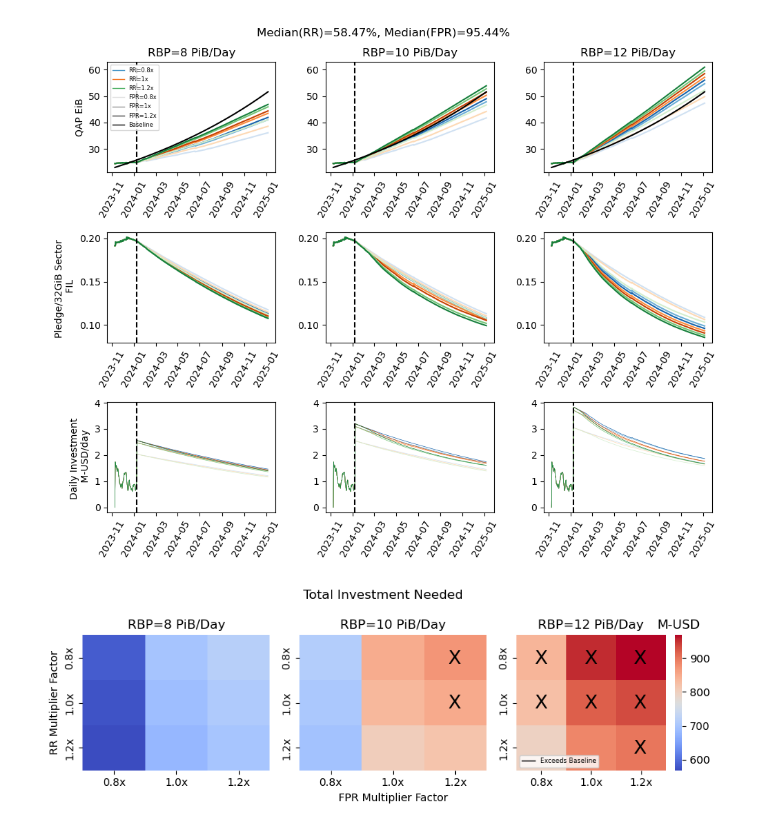
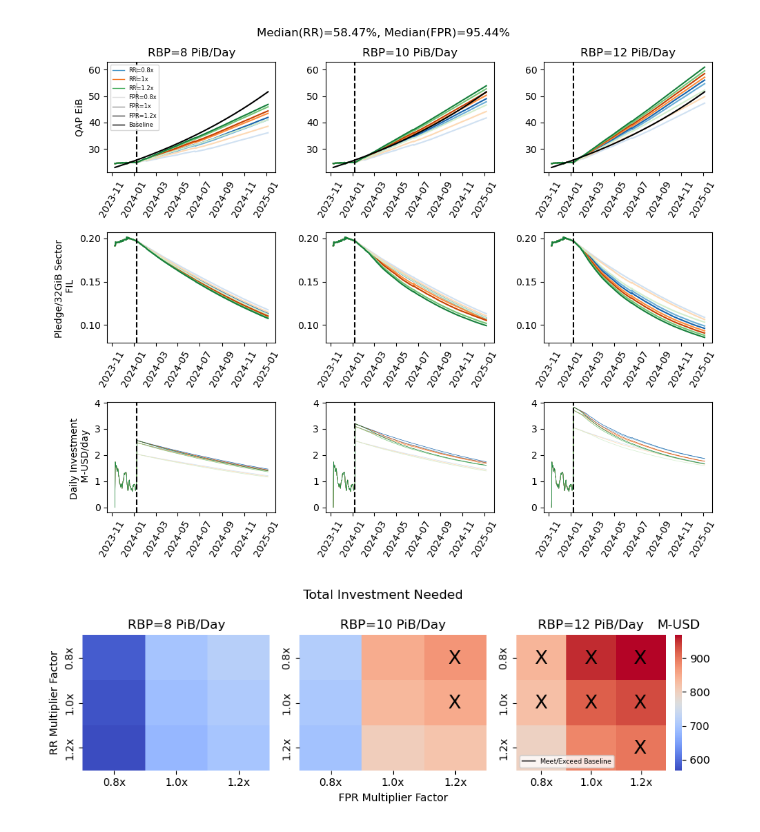
Before and after one commit to CELtd/cel, a Jupyter notebook: notebooks/baseline_crossing/01_2024_filecoin_forecasts.ipynb, the cells around one changed output. Saved outputs shown, nothing was run; the diff lists cells and outputs as text; code cells hidden in the pictures.

Commit message:
updated plot legend

```diff
--- a/notebooks/baseline_crossing/01_2024_filecoin_forecasts.ipynb
+++ b/notebooks/baseline_crossing/01_2024_filecoin_forecasts.ipynb
@@ -813,32 +813,32 @@ axx.set_title('RBP=10 PiB/Day')
 axx.set_xlabel('FPR Multiplier Factor')
 annot_idxs = np.where(get_baseline_exceed_condition(10))
 if len(annot_idxs[0]) > 0:
     for ii in range(len(annot_idxs[0])):
         xix = annot_idxs[0][ii]
         yix = annot_idxs[1][ii]
         # translate to heatmap, which is between 0 and 1
         spacing = 1.0/len(fpr_factors)
         axx.text(idx2coord[xix], idx2coord[yix], "X", fontsize=18, color='k', ha='center', va='center', transform=axx.transAxes)
 
 axx = ax[2]
 sns.heatmap(rbp12_heatmap, ax=axx, xticklabels=xtl, yticklabels=ytl, vmin=min_val, vmax=max_val, cmap="coolwarm")
 axx.collections[0].colorbar.ax.set_title('M-USD')
 axx.set_title('RBP=12 PiB/Day')
 annot_idxs = np.where(get_baseline_exceed_condition(12))
 if len(annot_idxs[0]) > 0:
     for ii in range(len(annot_idxs[0])):
         xix = annot_idxs[0][ii]
         yix = annot_idxs[1][ii]
         # translate to heatmap, which is between 0 and 1
         spacing = 1.0/len(fpr_factors)
         axx.text(idx2coord[xix], idx2coord[yix], "X", fontsize=18, color='k', ha='center', va='center', transform=axx.transAxes)
 
 custom_lines = [
     Line2D([0], [0], color='k', lw=1),
 ]
-axx.legend(custom_lines, ['Exceeds Baseline'], fontsize=6, loc='lower left')
+axx.legend(custom_lines, ['Meet/Exceed Baseline'], fontsize=6, loc='lower left')
 plt.suptitle('Total Investment Needed')
 plt.tight_layout()
 plt.savefig(os.path.join(save_dir, 'investment_total.png'))
 # %% [output]
-[figure, old version]
+[figure, new version]
```
